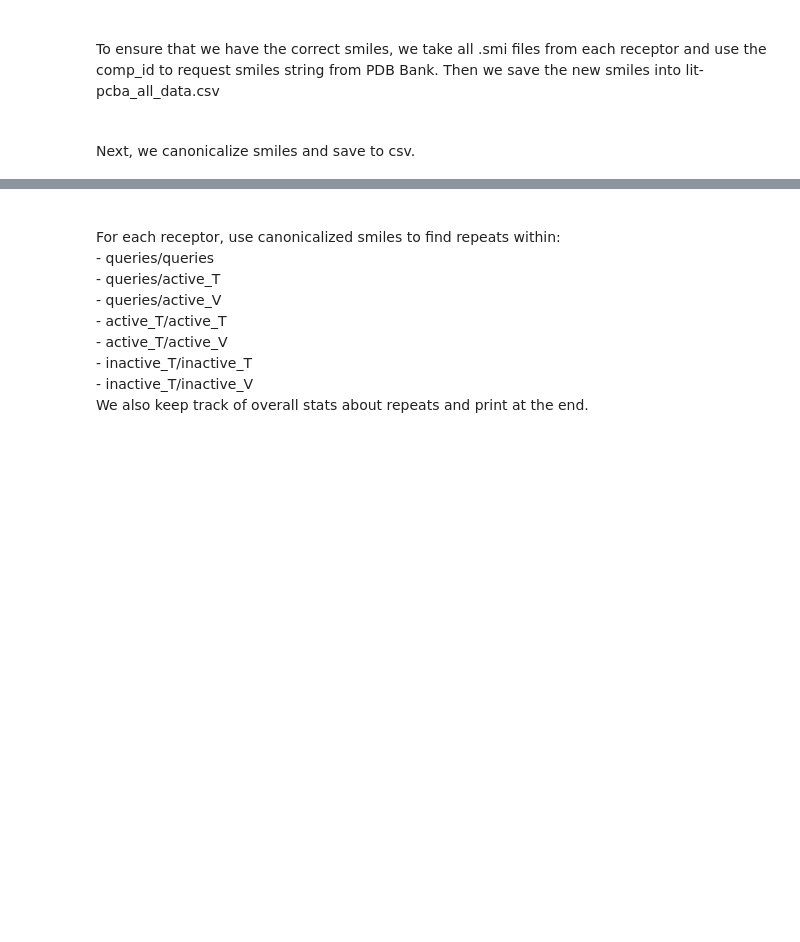
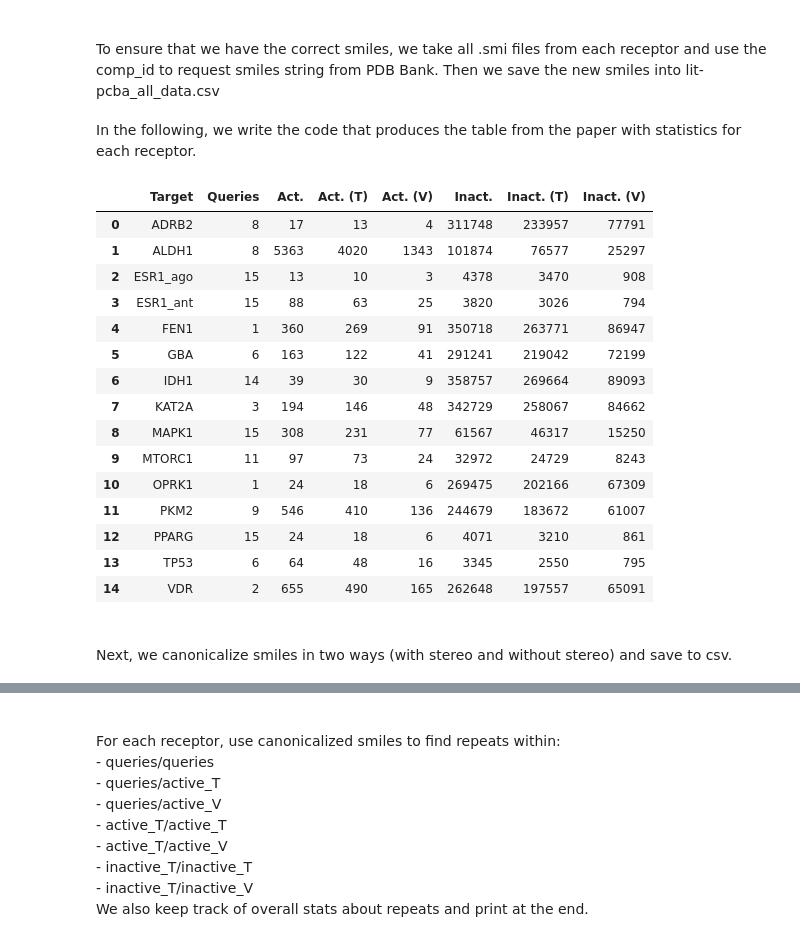
Before and after one commit to sievestack/lit-pcba-audit, a Jupyter notebook: lit-pcba.ipynb, the cells around one changed output, grey strips where cells are left out. Drawn from its saved outputs; the diff is of its cells as text; code cells hidden in the pictures; blank space fills up the shorter version.

```diff
--- a/lit-pcba.ipynb
+++ b/lit-pcba.ipynb
@@ -179,7 +180,69 @@ with open(output_csv, "w", newline='') as csvfile:
                                 "smiles": str(smiles),
                                 "type": "query"
                             })
+# %%
+import pandas as pd
+
+df = pd.read_csv("lit-pcba_all_data.csv", low_memory=False)
+receptor_names = df['receptor'].unique()
+# %% [markdown]
+In the following, we write the code that produces the table from the paper with statistics for each receptor.
+# %%
+import pandas as pd
+
+df = pd.read_csv("lit-pcba_all_data.csv", low_memory=False)
+
+receptor_summary = []
+for receptor in receptor_names:
+    sub = df[df["receptor"] == receptor].copy()
+    sub["group"] = sub["type"].replace({"query": "queries"})
+
+    queries = sub[sub["group"] == "queries"]
+    active_T = sub[sub["group"] == "active_T"]
+    active_V = sub[sub["group"] == "active_V"]
+    inactive_T = sub[sub["group"] == "inactive_T"]
+    inactive_V = sub[sub["group"] == "inactive_V"]
+
+    # Calculate totals
+    active_total = len(active_T) + len(active_V)
+    inactive_total = len(inactive_T) + len(inactive_V)
+
+    receptor_summary.append({
+        "Target": receptor,
+        "Queries": len(queries),
+        "Act.": active_total,
+        "Act. (T)": len(active_T),
+        "Act. (V)": len(active_V),
+        "Inact.": inactive_total,
+        "Inact. (T)": len(inactive_T),
+        "Inact. (V)": len(inactive_V)
+    })
+
+# Order columns as specified
+columns_order = [
+    "Target", "Queries", "Act.", "Act. (T)", "Act. (V)",
+    "Inact.", "Inact. (T)", "Inact. (V)"
+]
+receptor_summary_df = pd.DataFrame(receptor_summary)[columns_order]
+receptor_summary_df
+# %% [output]
+|  | Target | Queries | Act. | Act. (T) | Act. (V) | Inact. | Inact. (T) | Inact. (V) |
+| 0 | ADRB2 | 8 | 17 | 13 | 4 | 311748 | 233957 | 77791 |
+| 1 | ALDH1 | 8 | 5363 | 4020 | 1343 | 101874 | 76577 | 25297 |
+| 2 | ESR1_ago | 15 | 13 | 10 | 3 | 4378 | 3470 | 908 |
+| 3 | ESR1_ant | 15 | 88 | 63 | 25 | 3820 | 3026 | 794 |
+| 4 | FEN1 | 1 | 360 | 269 | 91 | 350718 | 263771 | 86947 |
+| 5 | GBA | 6 | 163 | 122 | 41 | 291241 | 219042 | 72199 |
+| 6 | IDH1 | 14 | 39 | 30 | 9 | 358757 | 269664 | 89093 |
+| 7 | KAT2A | 3 | 194 | 146 | 48 | 342729 | 258067 | 84662 |
+| 8 | MAPK1 | 15 | 308 | 231 | 77 | 61567 | 46317 | 15250 |
+| 9 | MTORC1 | 11 | 97 | 73 | 24 | 32972 | 24729 | 8243 |
+| 10 | OPRK1 | 1 | 24 | 18 | 6 | 269475 | 202166 | 67309 |
+| 11 | PKM2 | 9 | 546 | 410 | 136 | 244679 | 183672 | 61007 |
+| 12 | PPARG | 15 | 24 | 18 | 6 | 4071 | 3210 | 861 |
+| 13 | TP53 | 6 | 64 | 48 | 16 | 3345 | 2550 | 795 |
+| 14 | VDR | 2 | 655 | 490 | 165 | 262648 | 197557 | 65091 |
 # %% [markdown]
 <br>
-Next, we canonicalize smiles and save to csv.
+Next, we canonicalize smiles in two ways (with stereo and without stereo) and save to csv.
 # %%
```
Also changed, not shown: parts of 11 cells of this notebook, 1 other file.
